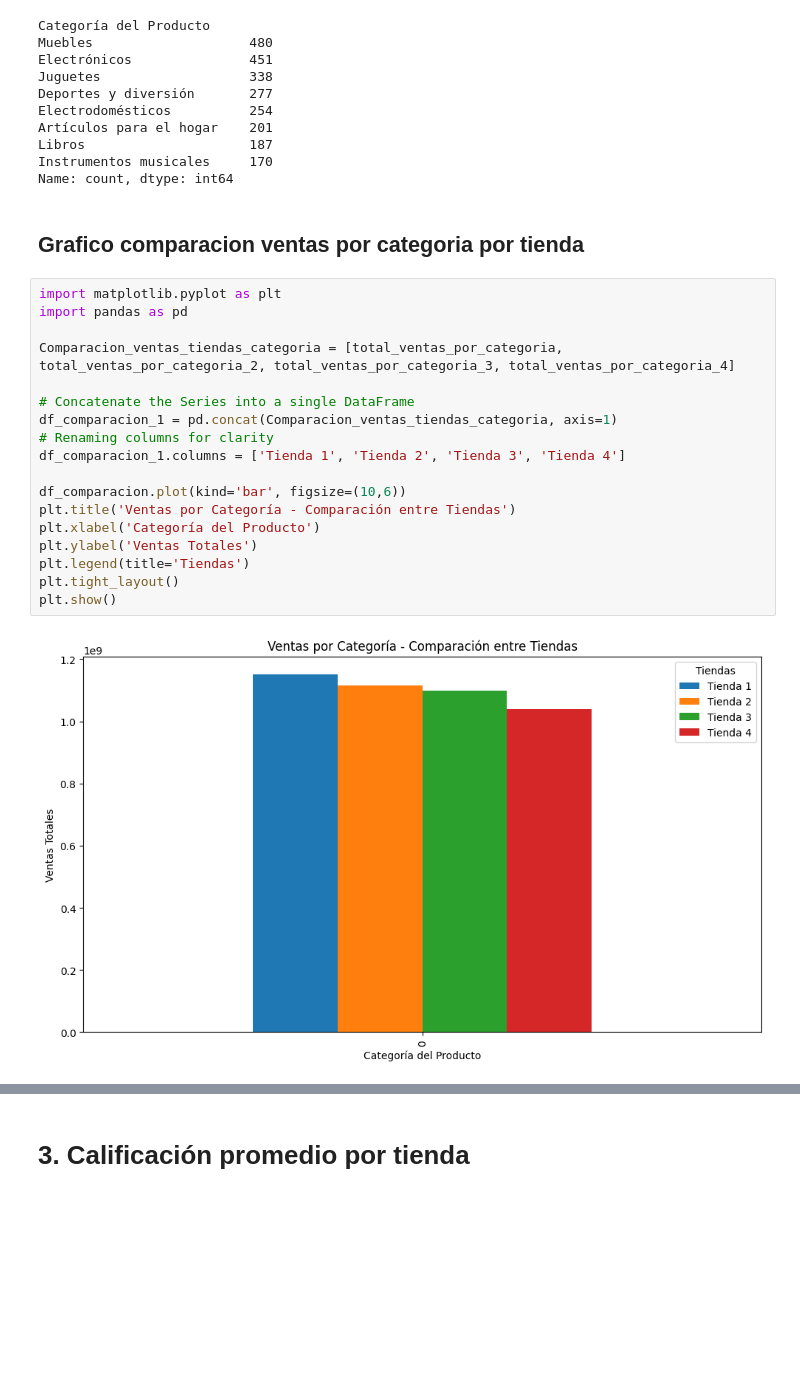
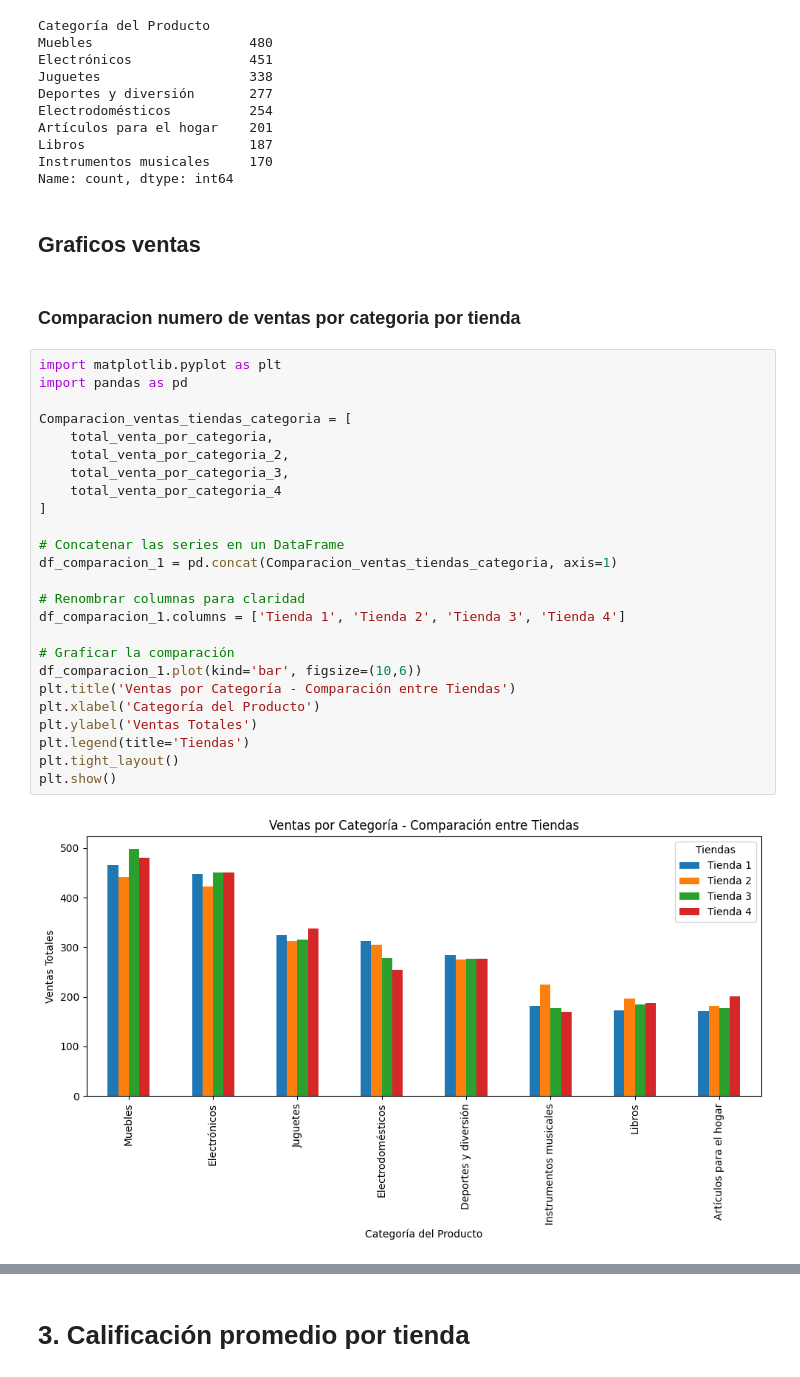
Before and after one commit to Scf300/Challenge-Alura-Store, a Jupyter notebook: AluraStoreLatam.ipynb, the cells around one changed output, grey strips where cells are left out. Cells and saved outputs as stored; diff of their text form; blank space fills up the shorter version.

```diff
--- a/AluraStoreLatam.ipynb
+++ b/AluraStoreLatam.ipynb
@@ -548,25 +548,34 @@ Artículos para el hogar    201
 Libros                     187
 Instrumentos musicales     170
 Name: count, dtype: int64
+# %% [markdown]
+## **Graficos ventas**
 # %% [markdown]
-## Grafico comparacion ventas por categoria por tienda
+ ### Comparacion numero de ventas por categoria por tienda
 # %%
 import matplotlib.pyplot as plt
 import pandas as pd
 
-Comparacion_ventas_tiendas_categoria = [total_ventas_por_categoria, total_ventas_por_categoria_2, total_ventas_por_categoria_3, total_ventas_por_categoria_4]
+Comparacion_ventas_tiendas_categoria = [
+    total_venta_por_categoria,
+    total_venta_por_categoria_2,
+    total_venta_por_categoria_3,
+    total_venta_por_categoria_4
+]
 
-# Concatenate the Series into a single DataFrame
+# Concatenar las series en un DataFrame
 df_comparacion_1 = pd.concat(Comparacion_ventas_tiendas_categoria, axis=1)
-# Renaming columns for clarity
+
+# Renombrar columnas para claridad
 df_comparacion_1.columns = ['Tienda 1', 'Tienda 2', 'Tienda 3', 'Tienda 4']
 
-df_comparacion.plot(kind='bar', figsize=(10,6))
+# Graficar la comparación
+df_comparacion_1.plot(kind='bar', figsize=(10,6))
 plt.title('Ventas por Categoría - Comparación entre Tiendas')
 plt.xlabel('Categoría del Producto')
 plt.ylabel('Ventas Totales')
 plt.legend(title='Tiendas')
 plt.tight_layout()
 plt.show()
 # %% [output]
-[figure, old version]
+[figure, new version]
```
Also changed, not shown: parts of 22 cells of this notebook.
